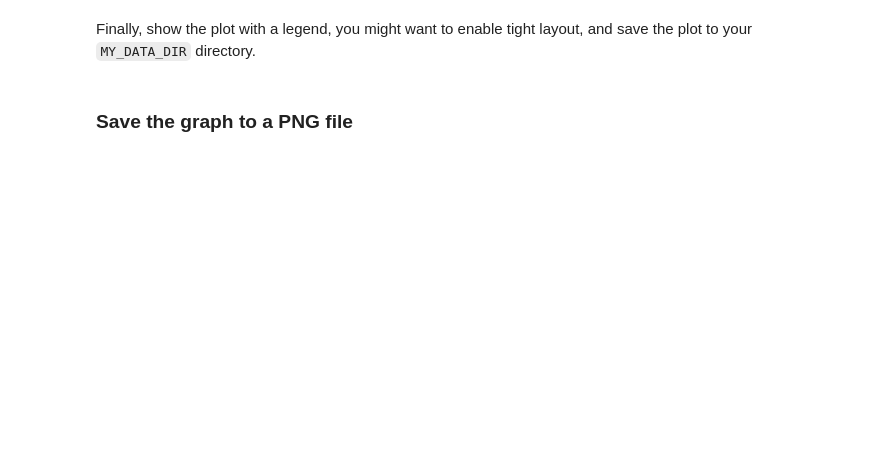
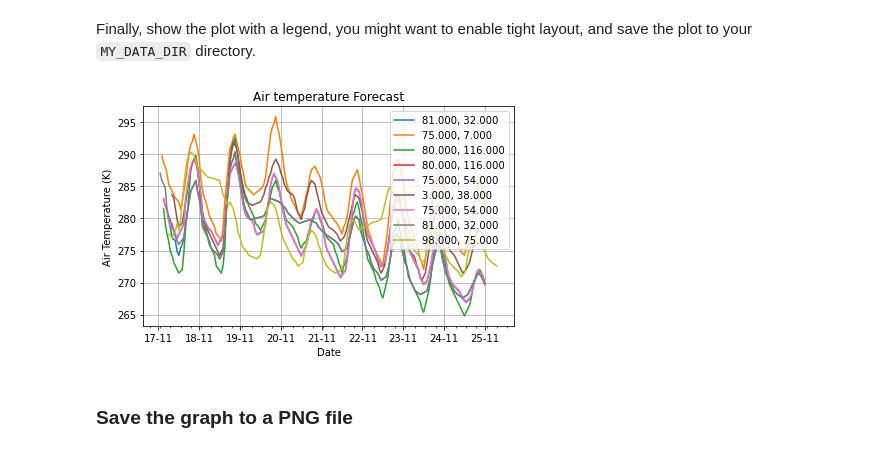
Before and after one commit to AlexanderLodge/my-isc-work, a Jupyter notebook: python-data/notebooks/ex04_weather_api.ipynb, the cells around one changed output. Cells and saved outputs as stored; diff of their text form; code cells hidden in the pictures; blank space fills up the shorter version.

```diff
--- a/python-data/notebooks/ex04_weather_api.ipynb
+++ b/python-data/notebooks/ex04_weather_api.ipynb
@@ -390,3 +430,10 @@ and save the plot to your `MY_DATA_DIR` directory.
+# %%
+ax.grid(True)
+fig.tight_layout()
+ax.legend()
+fig
+# %% [output]
+[figure, added]
 # %% [markdown]
 ### Save the graph to a PNG file
 # %%
```
Also changed, not shown: parts of 13 cells of this notebook.
